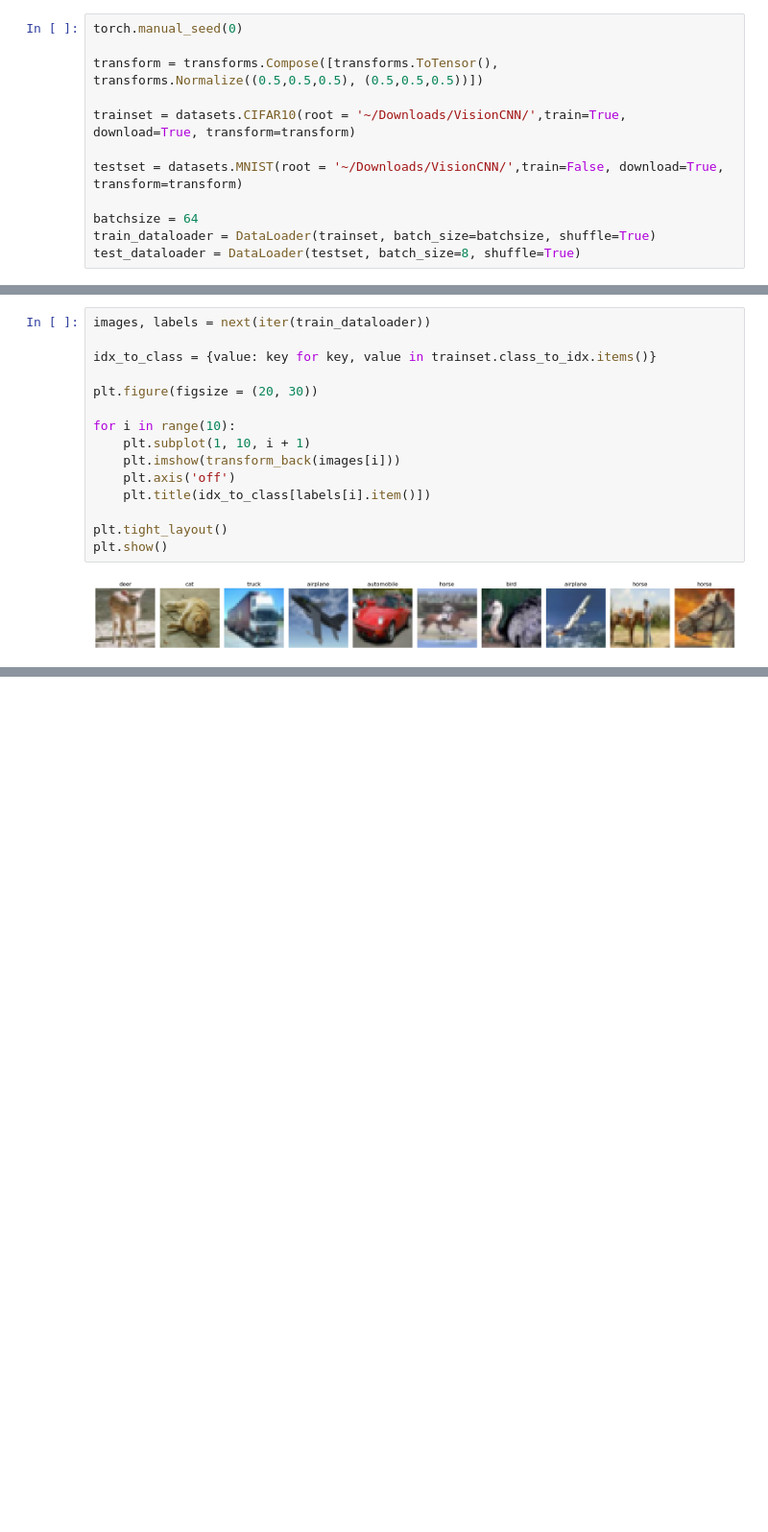
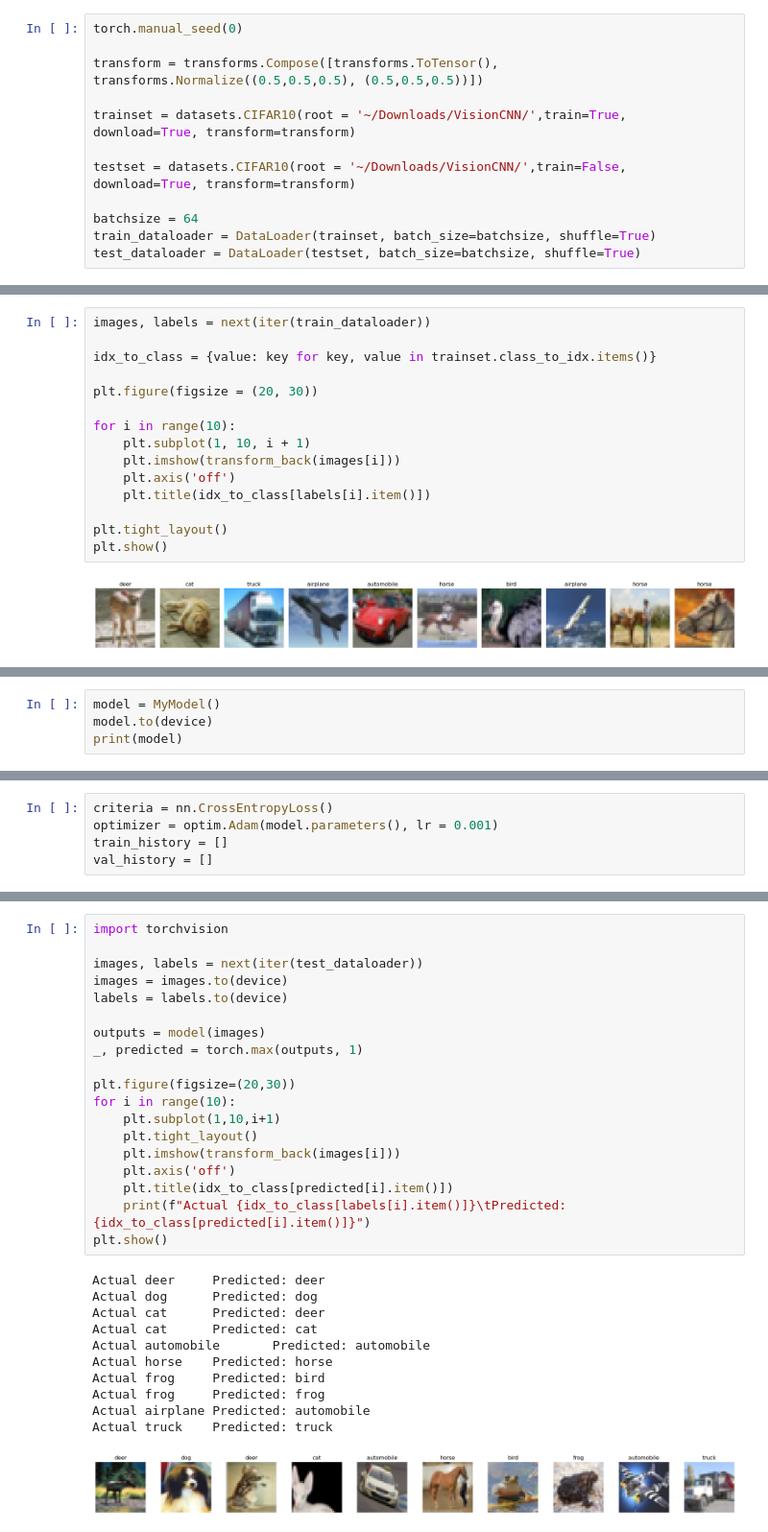
Before and after one commit to lamiselsayed/Computer-Vision-Repository, a Jupyter notebook: our files/cnn-rana.ipynb, the cells around one changed output, grey strips where cells are left out. Shown at 96% size. Drawn from its saved outputs; the diff is of its cells as text; blank space fills up the shorter version.

```diff
--- a/our files/cnn-rana.ipynb
+++ b/our files/cnn-rana.ipynb
@@ -20,10 +20,10 @@ transform = transforms.Compose([transforms.ToTensor(), transforms.Normalize((0.5
 
 trainset = datasets.CIFAR10(root = '~/Downloads/VisionCNN/',train=True, download=True, transform=transform)
 
-testset = datasets.MNIST(root = '~/Downloads/VisionCNN/',train=False, download=True, transform=transform)
+testset = datasets.CIFAR10(root = '~/Downloads/VisionCNN/',train=False, download=True, transform=transform)
 
 batchsize = 64
 train_dataloader = DataLoader(trainset, batch_size=batchsize, shuffle=True)
-test_dataloader = DataLoader(testset, batch_size=8, shuffle=True)
+test_dataloader = DataLoader(testset, batch_size=batchsize, shuffle=True)
 # %% [output]
 Files already downloaded and verified
@@ -99,0 +102,4 @@ class MyModel(nn.Module):
+# %%
+model = MyModel()
+model.to(device)
+print(model)
@@ -99,0 +121,5 @@ class MyModel(nn.Module):
+# %%
+criteria = nn.CrossEntropyLoss()
+optimizer = optim.Adam(model.parameters(), lr = 0.001)
+train_history = []
+val_history = []
@@ -99,0 +184,31 @@ class MyModel(nn.Module):
+# %%
+import torchvision
+
+images, labels = next(iter(test_dataloader))
+images = images.to(device)
+labels = labels.to(device)
+
+outputs = model(images)
+_, predicted = torch.max(outputs, 1)
+
+plt.figure(figsize=(20,30))
+for i in range(10):
+    plt.subplot(1,10,i+1)
+    plt.tight_layout()
+    plt.imshow(transform_back(images[i]))
+    plt.axis('off')
+    plt.title(idx_to_class[predicted[i].item()])
+    print(f"Actual {idx_to_class[labels[i].item()]}\tPredicted: {idx_to_class[predicted[i].item()]}")
+plt.show()
+# %% [output]
+Actual deer     Predicted: deer
+Actual dog      Predicted: dog
+Actual cat      Predicted: deer
+Actual cat      Predicted: cat
+Actual automobile       Predicted: automobile
+Actual horse    Predicted: horse
+Actual frog     Predicted: bird
+Actual frog     Predicted: frog
+Actual airplane Predicted: automobile
+Actual truck    Predicted: truck
+[figure, added]
```
Also changed, not shown: parts of 13 cells of this notebook, 1 other file.
